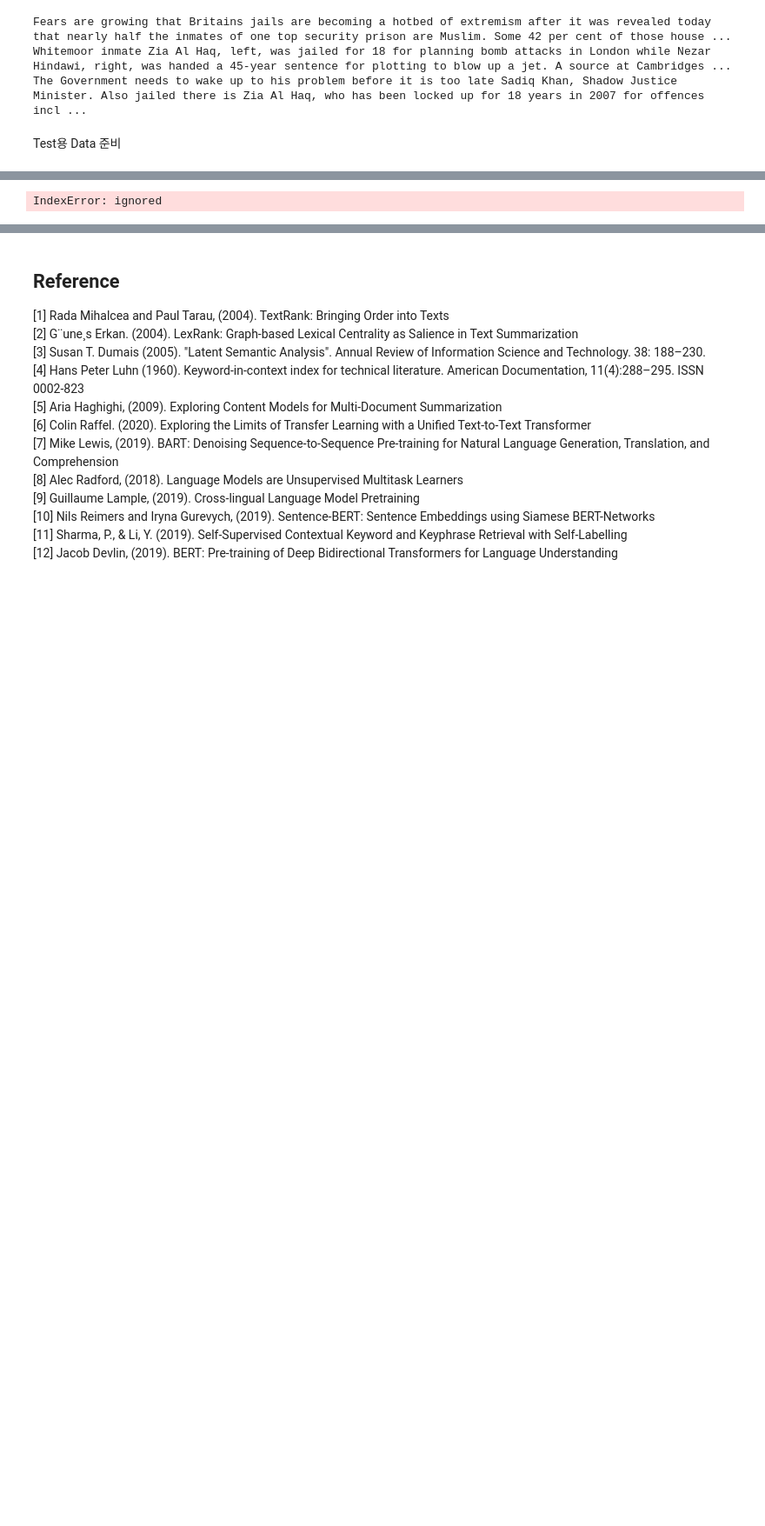
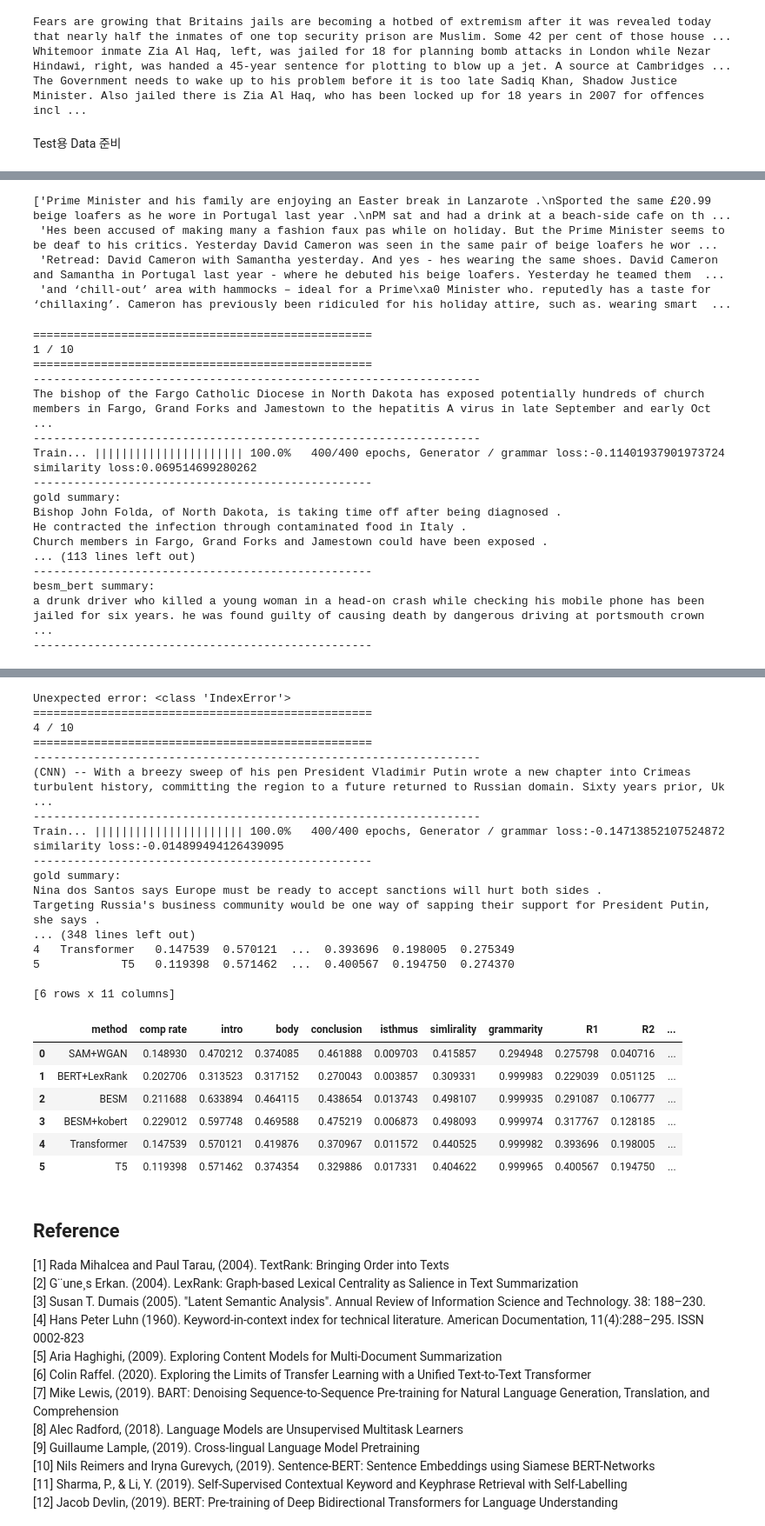
Before and after one commit to dolmani38/Summary2, a Jupyter notebook: colab_english_model_SAM_WGAN_v3.6.ipynb, the cells around one changed output, grey strips where cells are left out. Shown at 87% size. Saved outputs shown, nothing was run; the diff lists cells and outputs as text; code cells hidden in the pictures; blank space fills up the shorter version.

```diff
--- a/colab_english_model_SAM_WGAN_v3.6.ipynb
+++ b/colab_english_model_SAM_WGAN_v3.6.ipynb
@@ -1976,12 +1993,16 @@ def prepare_data(offset,length):
     return document
 
 
-document = prepare_data(0,1)
+document = prepare_data(0,10)
 # %%
 document[5]
 # %% [output]
-IndexError: ignored
+['Prime Minister and his family are enjoying an Easter break in Lanzarote .\nSported the same £20.99 beige loafers as he wore in Portugal last year .\nPM sat and had a drink at a beach-side cafe on th ...
+ 'Hes been accused of making many a fashion faux pas while on holiday. But the Prime Minister seems to be deaf to his critics. Yesterday David Cameron was seen in the same pair of beige loafers he wor ...
+ 'Retread: David Cameron with Samantha yesterday. And yes - hes wearing the same shoes. David Cameron and Samantha in Portugal last year - where he debuted his beige loafers. Yesterday he teamed them  ...
+ 'and ‘chill-out’ area with hammocks – ideal for a Prime\xa0 Minister who. reputedly has a taste for ‘chillaxing’. Cameron has previously been ridiculed for his holiday attire, such as. wearing smart  ...
 # %%
+pd.set_option("display.max_rows", None, "display.max_columns", None)
 
 step = 0
 for g_summ,intro,body,end in document:
@@ -1995,7 +2016,7 @@ for g_summ,intro,body,end in document:
     org_text_3 = end
 
     try:
-        df1,dct1 = sam_wgan(g_summ,[org_text_1,org_text_2,org_text_3])
+        df1,dct1 = sam_wgan(g_summ,[org_text_1,org_text_2,org_text_3],display= True)
         df2,dct2 = bert_lexrank_sum(g_summ,[org_text_1,org_text_2,org_text_3])
         df3,dct3 = besm(g_summ,[org_text_1,org_text_2,org_text_3])
         df4,dct4 = besm_bert(g_summ,[org_text_1,org_text_2,org_text_3])
@@ -2024,3 +2045,21 @@ for g_summ,intro,body,end in document:
         pass
 
 get_test_statistics(test_result)
+# %% [output]
+==================================================
+1 / 10
+==================================================
+------------------------------------------------------------------
+The bishop of the Fargo Catholic Diocese in North Dakota has exposed potentially hundreds of church members in Fargo, Grand Forks and Jamestown to the hepatitis A virus in late September and early Oct ...
+------------------------------------------------------------------
+Train... |||||||||||||||||||||| 100.0%   400/400 epochs, Generator / grammar loss:-0.11401937901973724   similarity loss:0.069514699280262
+--------------------------------------------------
+gold summary:
+Bishop John Folda, of North Dakota, is taking time off after being diagnosed .
+He contracted the infection through contaminated food in Italy .
+Church members in Fargo, Grand Forks and Jamestown could have been exposed .
+... (113 lines left out)
+--------------------------------------------------
+besm_bert summary:
+a drunk driver who killed a young woman in a head-on crash while checking his mobile phone has been jailed for six years. he was found guilty of causing death by dangerous driving at portsmouth crown  ...
+--------------------------------------------------
@@ -2027,3 +2067,27 @@ get_test_statistics(test_result)
+Unexpected error: <class 'IndexError'>
+==================================================
+4 / 10
+==================================================
+------------------------------------------------------------------
+(CNN) -- With a breezy sweep of his pen President Vladimir Putin wrote a new chapter into Crimeas turbulent history, committing the region to a future returned to Russian domain. Sixty years prior, Uk ...
+------------------------------------------------------------------
+Train... |||||||||||||||||||||| 100.0%   400/400 epochs, Generator / grammar loss:-0.14713852107524872   similarity loss:-0.014899494126439095
+--------------------------------------------------
+gold summary:
+Nina dos Santos says Europe must be ready to accept sanctions will hurt both sides .
+Targeting Russia's business community would be one way of sapping their support for President Putin, she says .
+... (348 lines left out)
+4   Transformer   0.147539  0.570121  ...  0.393696  0.198005  0.275349
+5            T5   0.119398  0.571462  ...  0.400567  0.194750  0.274370
+
+[6 rows x 11 columns]
+|  | method | comp rate | intro | body | conclusion | isthmus | simlirality | grammarity | R1 | R2 | ... |
+| 0 | SAM+WGAN | 0.148930 | 0.470212 | 0.374085 | 0.461888 | 0.009703 | 0.415857 | 0.294948 | 0.275798 | 0.040716 | ... |
+| 1 | BERT+LexRank | 0.202706 | 0.313523 | 0.317152 | 0.270043 | 0.003857 | 0.309331 | 0.999983 | 0.229039 | 0.051125 | ... |
+| 2 | BESM | 0.211688 | 0.633894 | 0.464115 | 0.438654 | 0.013743 | 0.498107 | 0.999935 | 0.291087 | 0.106777 | ... |
+| 3 | BESM+kobert | 0.229012 | 0.597748 | 0.469588 | 0.475219 | 0.006873 | 0.498093 | 0.999974 | 0.317767 | 0.128185 | ... |
+| 4 | Transformer | 0.147539 | 0.570121 | 0.419876 | 0.370967 | 0.011572 | 0.440525 | 0.999982 | 0.393696 | 0.198005 | ... |
+| 5 | T5 | 0.119398 | 0.571462 | 0.374354 | 0.329886 | 0.017331 | 0.404622 | 0.999965 | 0.400567 | 0.194750 | ... |
 # %% [markdown]
 ## Reference
 
```
Also changed, not shown: parts of 10 cells of this notebook.
